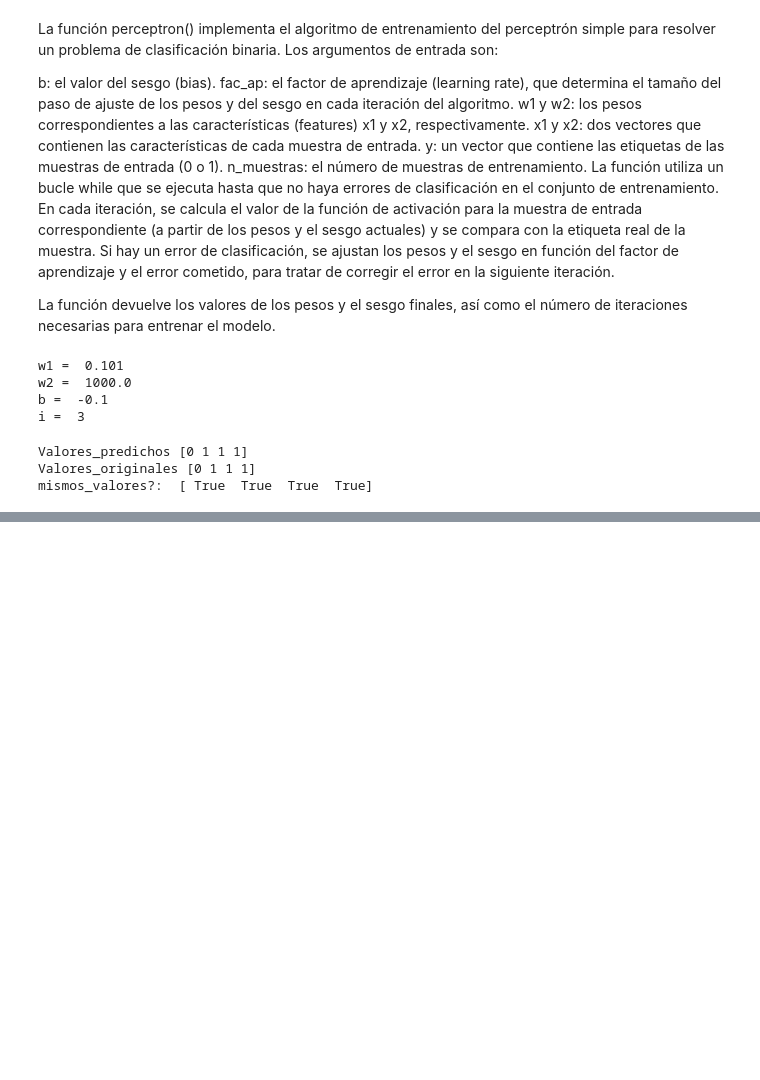
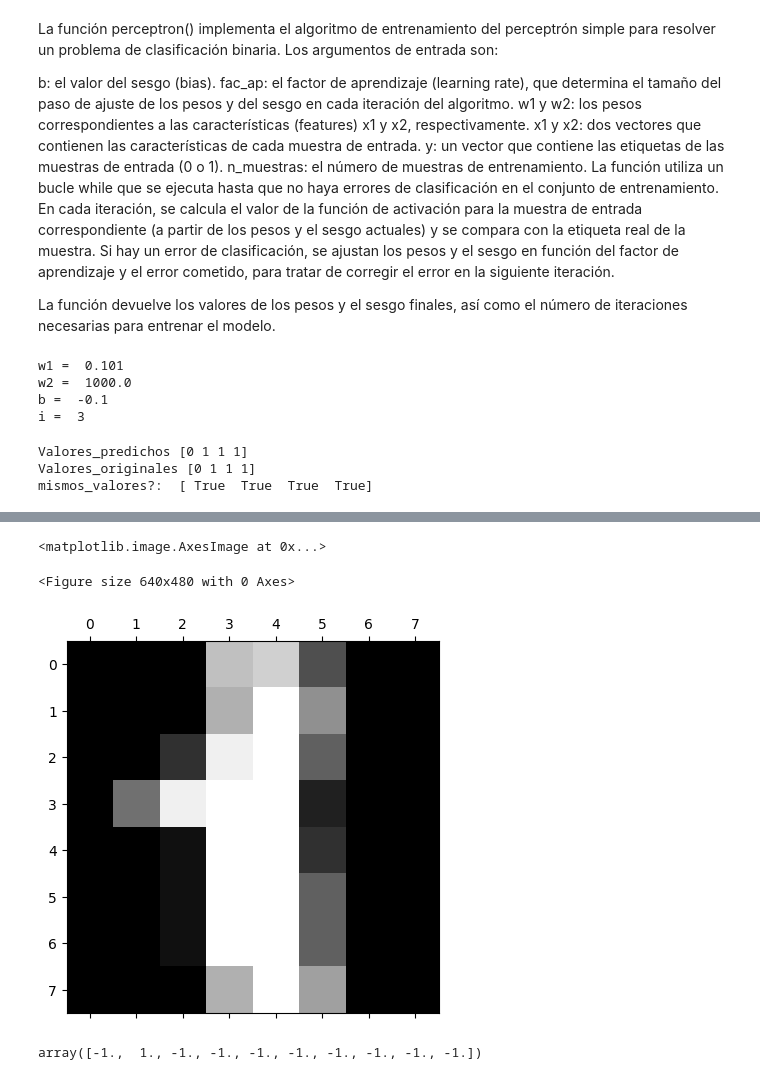
Before and after one commit to jsebastianquiroga/Analitica_2, a Jupyter notebook: DL/introduction_2_DL.ipynb, the cells around one changed output, grey strips where cells are left out. Cells and saved outputs as stored; diff of their text form; code cells hidden in the pictures; blank space fills up the shorter version.

```diff
--- a/DL/introduction_2_DL.ipynb
+++ b/DL/introduction_2_DL.ipynb
@@ -102,0 +200,16 @@ mismos_valores?:  [ True  True  True  True]
+# %%
+# cargando el dataset de digitos
+digits = datasets.load_digits()
+plt.gray()
+plt.matshow(digits.images[1])
+# %% [output]
+<matplotlib.image.AxesImage at 0x...>
+<Figure size 640x480 with 0 Axes>
+[figure, added]
+# %%
+# Codificación one-hot de la etiqueta de destino, Y
+Y = digits.target
+Y = one_hot(Y)
+Y[1]
+# %% [output]
+array([-1.,  1., -1., -1., -1., -1., -1., -1., -1., -1.])
```
Also changed, not shown: parts of 38 cells of this notebook.
